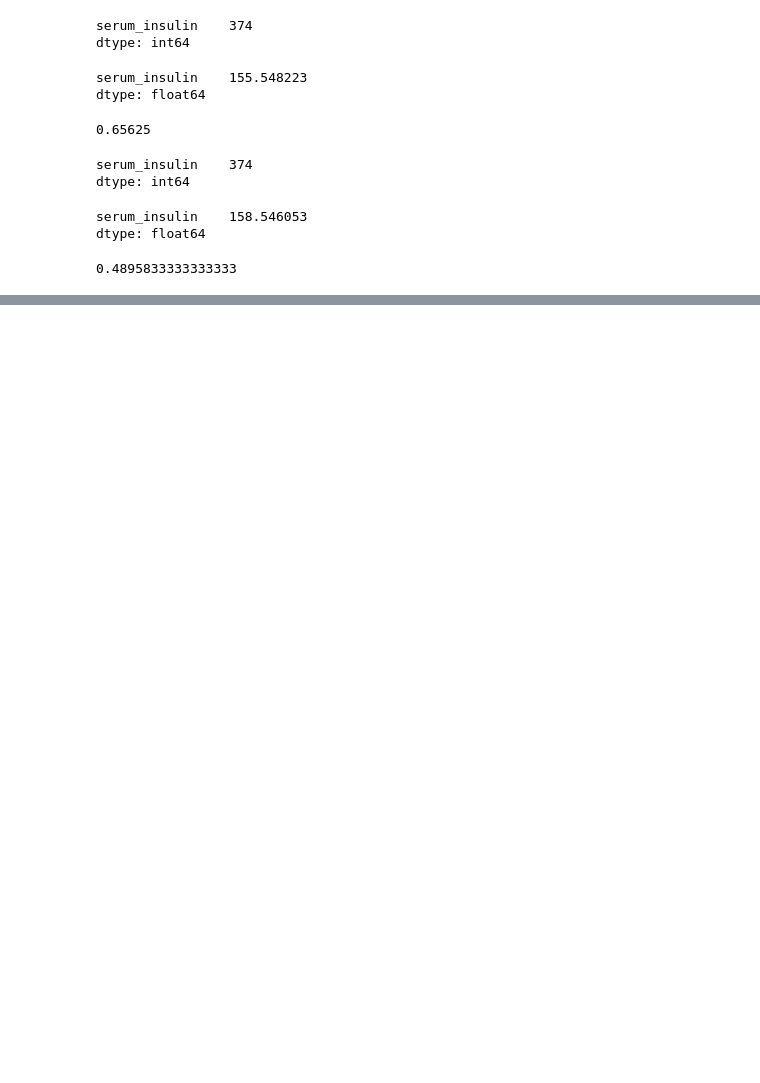
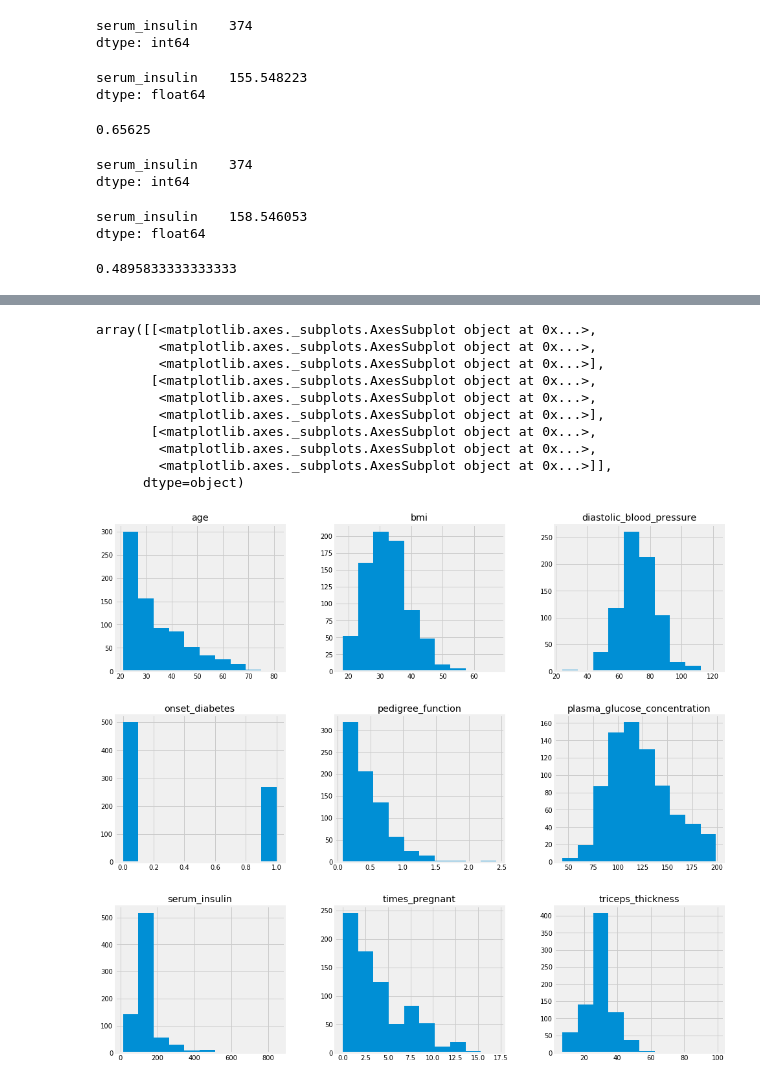
Before and after one commit to yungshun317/feature-improvement, a Jupyter notebook: pima_indians_diabetes_database.ipynb, the cells around one changed output, grey strips where cells are left out. Cells and saved outputs as stored; diff of their text form; code cells hidden in the pictures; blank space fills up the shorter version.

```diff
--- a/pima_indians_diabetes_database.ipynb
+++ b/pima_indians_diabetes_database.ipynb
@@ -425,0 +478,19 @@ knn.score(X_test, y_test)
+# %%
+impute = Imputer(strategy='mean')
+# we will want to fill in missing values to see all 9 columns
+
+pima_imputed_mean = pd.DataFrame(impute.fit_transform(pima), columns=pima.columns)
+# %%
+pima_imputed_mean.hist(figsize=(15, 15))
+# %% [output]
+array([[<matplotlib.axes._subplots.AxesSubplot object at 0x...>,
+        <matplotlib.axes._subplots.AxesSubplot object at 0x...>,
+        <matplotlib.axes._subplots.AxesSubplot object at 0x...>],
+       [<matplotlib.axes._subplots.AxesSubplot object at 0x...>,
+        <matplotlib.axes._subplots.AxesSubplot object at 0x...>,
+        <matplotlib.axes._subplots.AxesSubplot object at 0x...>],
+       [<matplotlib.axes._subplots.AxesSubplot object at 0x...>,
+        <matplotlib.axes._subplots.AxesSubplot object at 0x...>,
+        <matplotlib.axes._subplots.AxesSubplot object at 0x...>]],
+      dtype=object)
+[figure, added]
```
Also changed, not shown: parts of 39 cells of this notebook.
